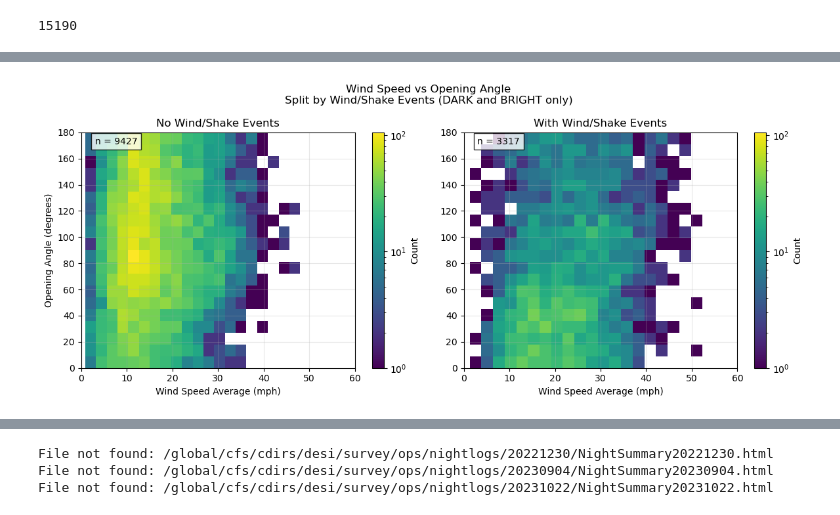
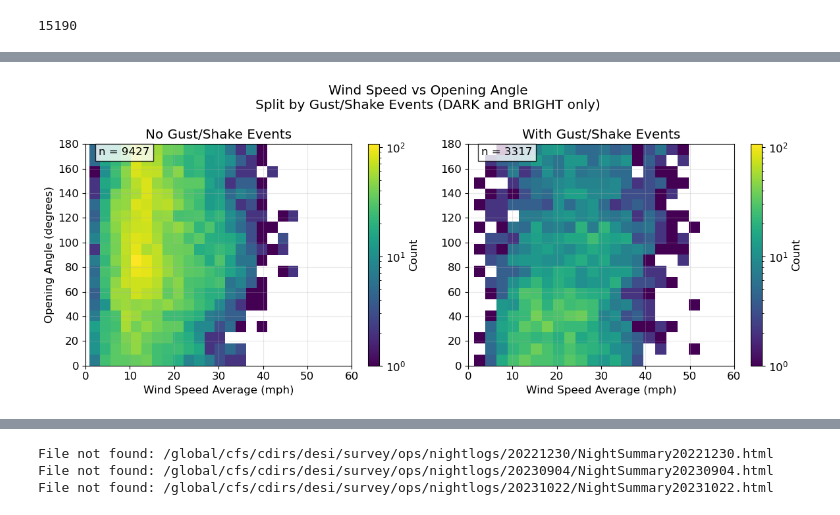
Before and after one commit to forero/wind_effects, a Jupyter notebook: plot_exposure_data.ipynb, the cells around one changed output, grey strips where cells are left out. Saved outputs shown, nothing was run; the diff lists cells and outputs as text; code cells hidden in the pictures.

Commit message:
final plots

```diff
--- a/plot_exposure_data.ipynb
+++ b/plot_exposure_data.ipynb
@@ -374,11 +435,11 @@ plt.scatter(exposure_table['WIND_SPEED_STD'], exposure_table['WIND_DIRECTION_STD
 # %%
-no_gust = exposure_table['WIND_GUST_SUM']==0
-no_shake = exposure_table['WIND_SHAKE_SUM']==0
-no_wind_speed = exposure_table['WIND_SPEED_AVG']<1E-5
+no_gust = extended_exposure_table['WIND_GUST_SUM']==0
+no_shake = extended_exposure_table['WIND_SHAKE_SUM']==0
+no_wind_speed = extended_exposure_table['WIND_SPEED_AVG']<1E-5
 print(np.count_nonzero(no_gust))
 print(np.count_nonzero(no_shake))
 print(np.count_nonzero(no_wind_speed))
-print(len(exposure_table))
+print(np.count_nonzero(no_wind_speed & no_gust & no_shake))
 # %% [output]
 15256
 16489
@@ -387,6 +448,6 @@ print(len(exposure_table))
 # %%
 ii = ~(no_wind_speed)
 print(np.count_nonzero(ii))
-new_exposure_table = exposure_table[ii]
+new_exposure_table = extended_exposure_table[ii]
 # %% [output]
 15190
@@ -518,3 +453,0 @@ def plot_cumulative_distributions(df):
-# %%
-# Create the plot
-fig, axes = plot_cumulative_distributions(new_exposure_table)
@@ -615,7 +466,7 @@ def plot_wind_speed_vs_angle_2dhist_no_backup(df):
     """
     # Set up the figure and subplots
     fig, axes = plt.subplots(1, 2, figsize=(12, 5))
-    fig.suptitle('Wind Speed vs Opening Angle\nSplit by Wind/Shake Events (DARK and BRIGHT only)')
+    fig.suptitle('Wind Speed vs Opening Angle\nSplit by Gust/Shake Events (DARK and BRIGHT only)')
 
     # Create mask for DARK and BRIGHT programs
     program_mask = df['PROGRAM'].isin(['DARK', 'BRIGHT'])
@@ -670,32 +521,32 @@ def plot_wind_speed_vs_angle_2dhist_no_backup(df):
 
         # Add colorbar
         plt.colorbar(hist[3], ax=ax, label='Count')
 
         # Add labels
         ax.set_xlabel('Wind Speed Average (mph)')
         if i == 0:
             ax.set_ylabel('Opening Angle (degrees)')
-        ax.set_title(f'{title_prefix} Wind/Shake Events')
+        ax.set_title(f'{title_prefix} Gust/Shake Events')
 
         # Set axis limits
         ax.set_ylim(0, 180)
         ax.set_xlim(0, 60)
 
         # Add grid
         ax.grid(True, alpha=0.3)
 
         # Add count of points
         count = len(filtered_data)
         ax.text(0.05, 0.95, f'n = {count}',
                 transform=ax.transAxes,
                 bbox=dict(facecolor='white', alpha=0.8))
 
     # Adjust layout to prevent overlap
     plt.tight_layout()
 
     return fig, axes
 
 fig, axes = plot_wind_speed_vs_angle_2dhist_no_backup(new_exposure_table)
 plt.savefig('summary_2d_no_backup.jpg')
 # %% [output]
-[figure, old version]
+[figure, new version]
```
Also changed, not shown: parts of 22 cells of this notebook.
